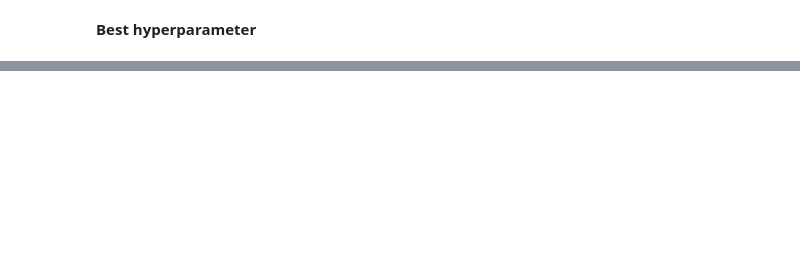
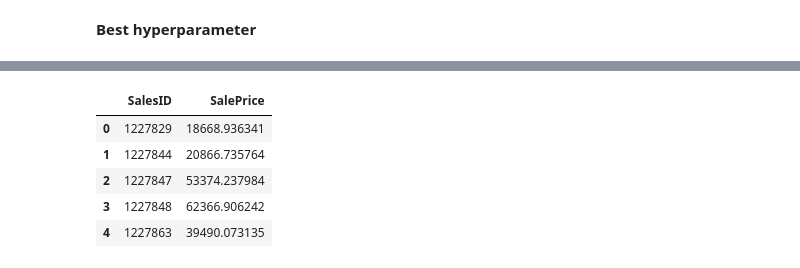
Before and after one commit to idrissiradi/bulldozer-price-prediction, a Jupyter notebook: main.ipynb, the cells around one changed output, grey strips where cells are left out. Drawn from its saved outputs; the diff is of its cells as text; code cells hidden in the pictures; blank space fills up the shorter version.

```diff
--- a/main.ipynb
+++ b/main.ipynb
@@ -278,0 +793,13 @@ show_scores(rs_model)
+# %%
+# Format predictions into the same format as Kaggle is asking for
+df_preds = pd.DataFrame()
+df_preds["SalesID"] = df_test["SalesID"]
+df_preds["SalePrice"] = test_preds
+df_preds.head()
+# %% [output]
+|  | SalesID | SalePrice |
+| 0 | 1227829 | 18668.936341 |
+| 1 | 1227844 | 20866.735764 |
+| 2 | 1227847 | 53374.237984 |
+| 3 | 1227848 | 62366.906242 |
+| 4 | 1227863 | 39490.073135 |
```
Also changed, not shown: parts of 47 cells of this notebook.
